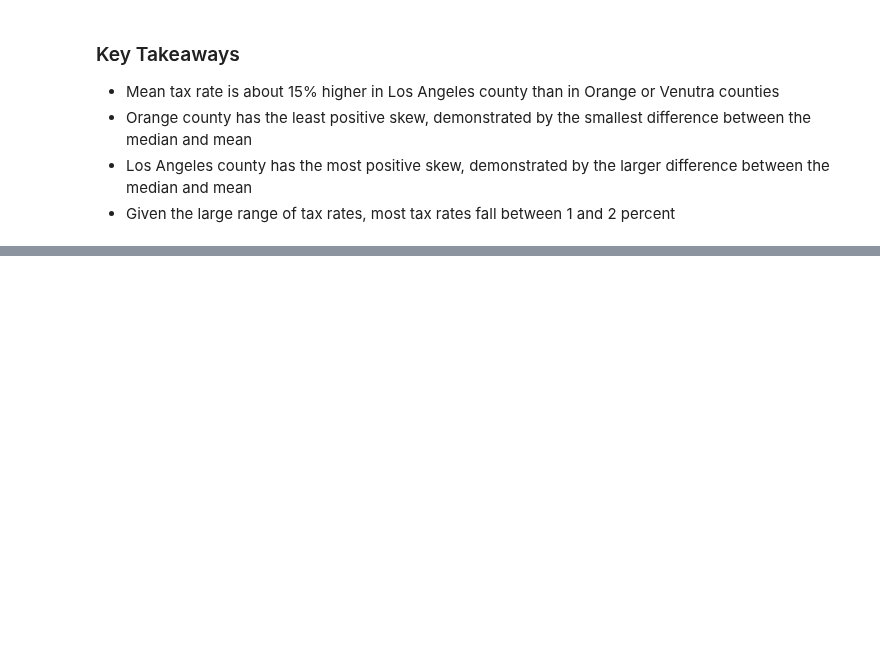
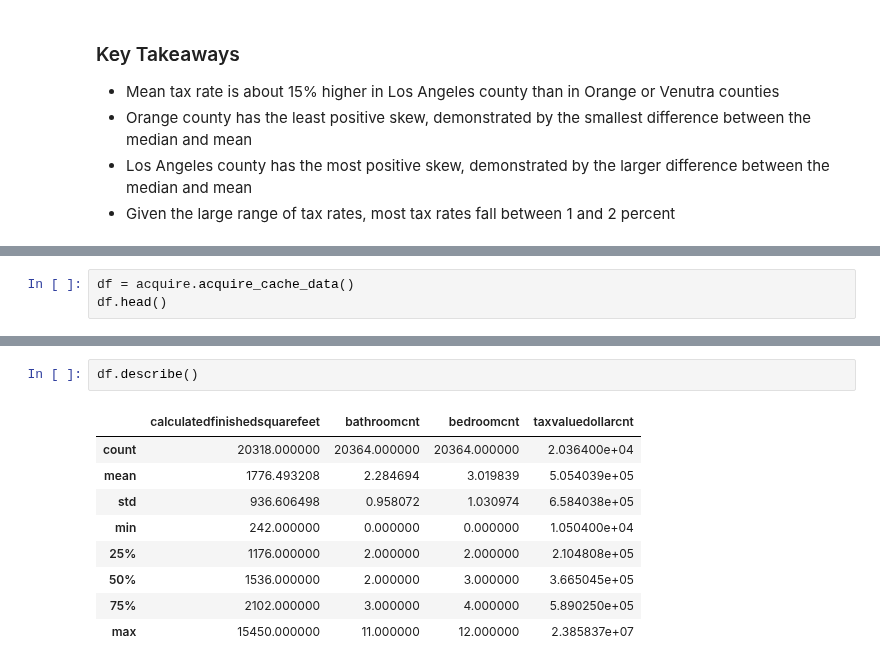
Before and after one commit to Estimating-Home-Value/Predicting-Tax-Assessed-Home-Values, a Jupyter notebook: model.ipynb, the cells around one changed output, grey strips where cells are left out. Cells and saved outputs as stored; diff of their text form; blank space fills up the shorter version.

```diff
--- a/model.ipynb
+++ b/model.ipynb
@@ -155,0 +165,3 @@ plt.show()
+# %%
+df = acquire.acquire_cache_data()
+df.head()
@@ -155,0 +195,12 @@ plt.show()
+# %%
+df.describe()
+# %% [output]
+|  | calculatedfinishedsquarefeet | bathroomcnt | bedroomcnt | taxvaluedollarcnt |
+| count | 20318.000000 | 20364.000000 | 20364.000000 | 2.036400e+04 |
+| mean | 1776.493208 | 2.284694 | 3.019839 | 5.054039e+05 |
+| std | 936.606498 | 0.958072 | 1.030974 | 6.584038e+05 |
+| min | 242.000000 | 0.000000 | 0.000000 | 1.050400e+04 |
+| 25% | 1176.000000 | 2.000000 | 2.000000 | 2.104808e+05 |
+| 50% | 1536.000000 | 2.000000 | 3.000000 | 3.665045e+05 |
+| 75% | 2102.000000 | 3.000000 | 4.000000 | 5.890250e+05 |
+| max | 15450.000000 | 11.000000 | 12.000000 | 2.385837e+07 |
```
Also changed, not shown: parts of 13 cells of this notebook.
